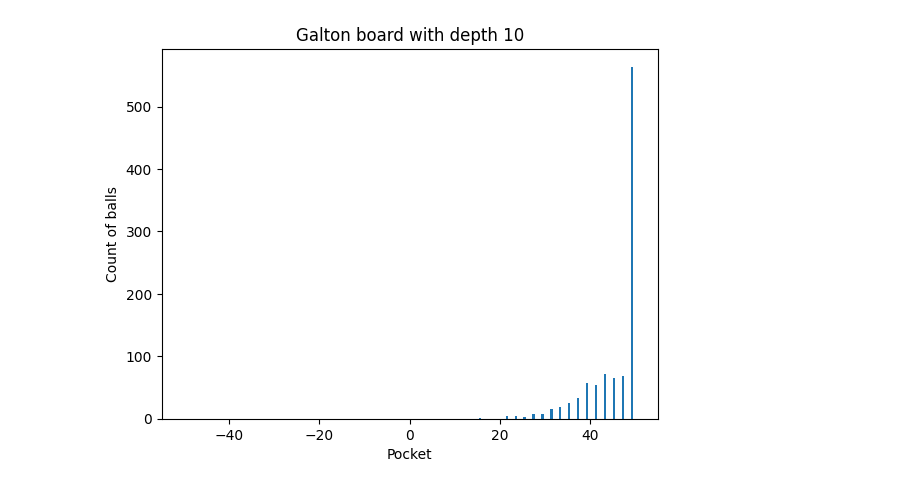
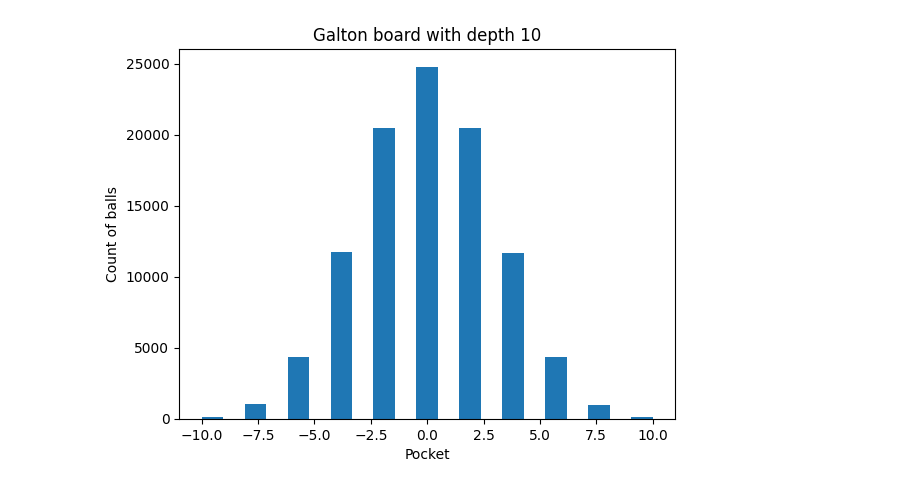
Before and after one commit to abhijain565aj/CS215-Assignment, a Jupyter notebook: Assignment_2/code/2d.ipynb, the cells around one changed output. Drawn from its saved outputs; the diff is of its cells as text; code cells hidden in the pictures.

Commit message:
updated 2d and its images

```diff
--- a/Assignment_2/code/2d.ipynb
+++ b/Assignment_2/code/2d.ipynb
@@ -36,11 +25,10 @@ def Galton_board(N,h):
 # %%
 #plotting the count of balls in each pocket
-p1 = Galton_board(1000,100)
-plt.hist(range(-50,51), weights=p1, bins=101, width=0.5)
-# plt.xlim(-40, 40)
+p1 = Galton_board(100000,10)
+plt.hist(range(-10,11), weights=p1, bins=21)
 plt.xlabel('Pocket')
 plt.ylabel('Count of balls')
 plt.title('Galton board with depth 10')
 plt.show()
 # %% [output]
-[figure, old version]
+[figure, new version]
```
Also changed, not shown: parts of 3 cells of this notebook, 3 other files.
